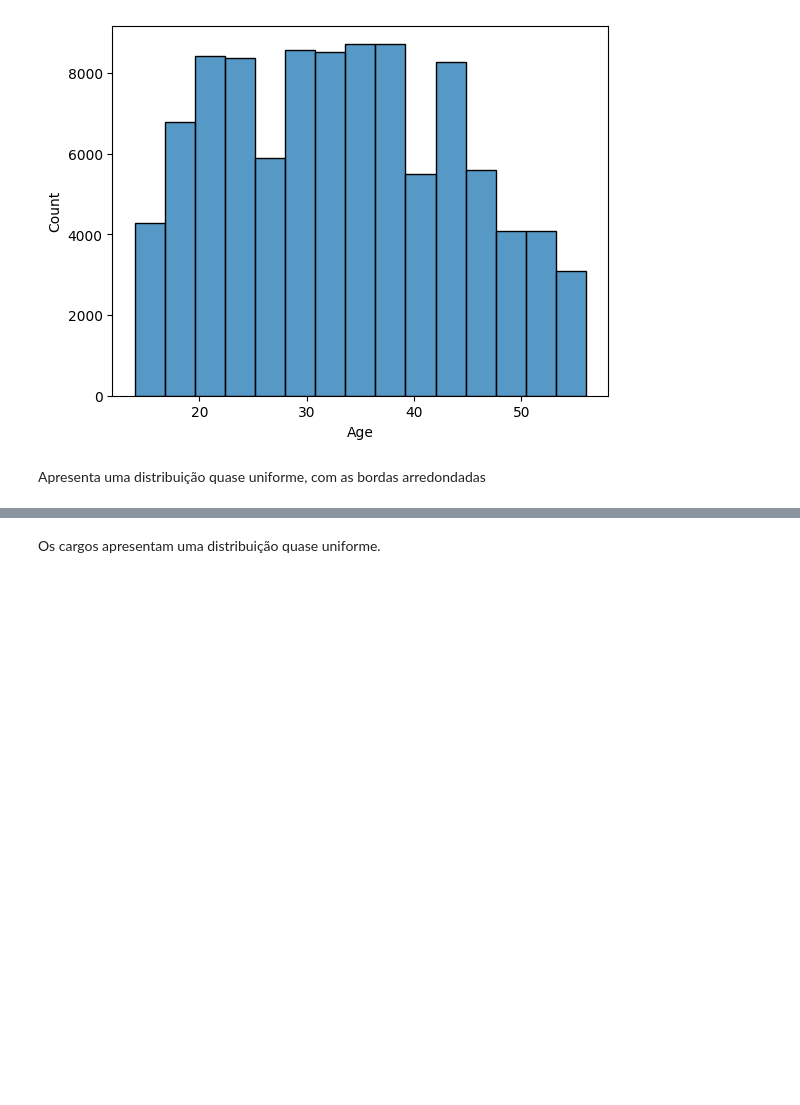
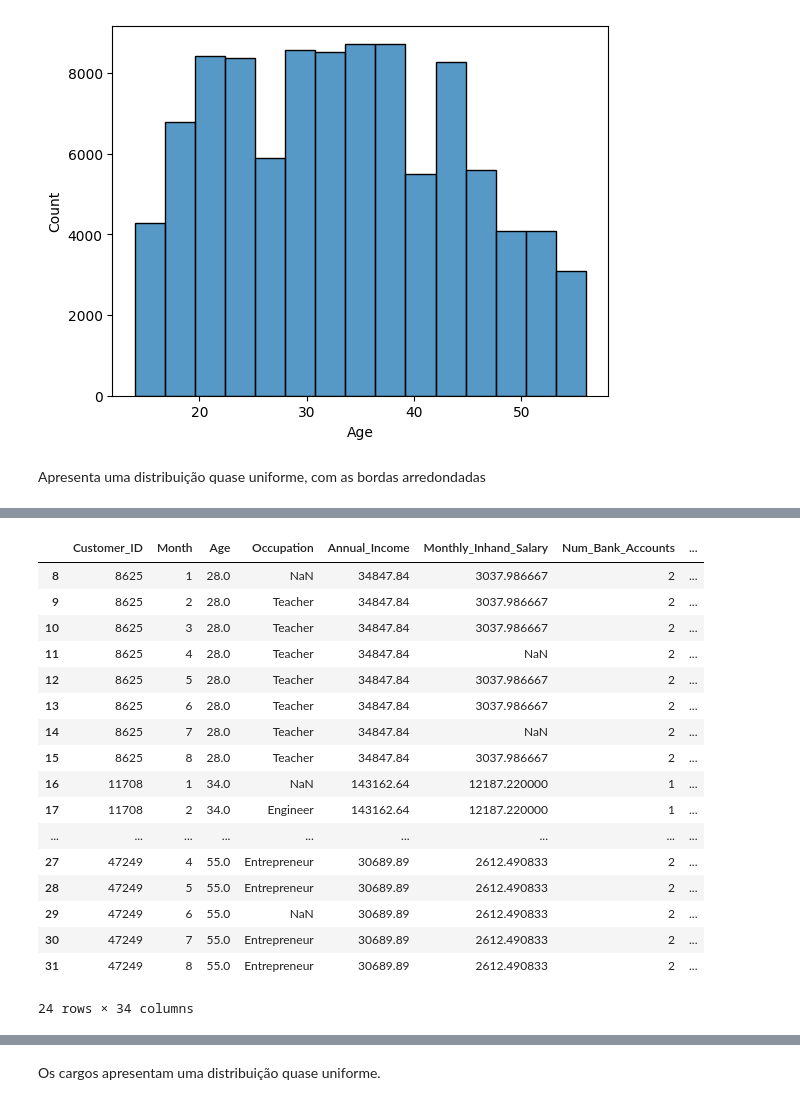
Before and after one commit to SLMath/Credit_Score-Analysis, a Jupyter notebook: credit_score.ipynb, the cells around one changed output, grey strips where cells are left out. Cells and saved outputs as stored; diff of their text form; code cells hidden in the pictures; blank space fills up the shorter version.

Commit message:
Treating data - Occupation

```diff
--- a/credit_score.ipynb
+++ b/credit_score.ipynb
@@ -992,0 +999,7 @@ data_df[data_df.Occupation == "_______"].groupby('Customer_ID')['Occupation'].si
+# %%
+# Vamos trocar "_______" por np.nan e ver quantos cargos cada
+# customer possui
+data_df['Occupation'] = data_df['Occupation'].replace('_______', np.nan)
+data_df.dropna(subset= 'Occupation').groupby('Customer_ID')['Occupation'].agg(
+    lambda occupations: len(occupations.unique())
+).sort_values()
@@ -993,6 +1031,25 @@ data_df[data_df.Occupation == "_______"].groupby('Customer_ID')['Occupation'].si
 # %%
 pd.concat([
-    data_df[data_df.Customer_ID == 40551],
-    data_df[data_df.Customer_ID == 31179],
-    data_df[data_df.Customer_ID == 32252]
+    data_df[data_df.Customer_ID == 8625],
+    data_df[data_df.Customer_ID == 11708],
+    data_df[data_df.Customer_ID == 47249]
 ])
+# %% [output]
+|  | Customer_ID | Month | Age | Occupation | Annual_Income | Monthly_Inhand_Salary | Num_Bank_Accounts | ... |
+| 8 | 8625 | 1 | 28.0 | NaN | 34847.84 | 3037.986667 | 2 | ... |
+| 9 | 8625 | 2 | 28.0 | Teacher | 34847.84 | 3037.986667 | 2 | ... |
+| 10 | 8625 | 3 | 28.0 | Teacher | 34847.84 | 3037.986667 | 2 | ... |
+| 11 | 8625 | 4 | 28.0 | Teacher | 34847.84 | NaN | 2 | ... |
+| 12 | 8625 | 5 | 28.0 | Teacher | 34847.84 | 3037.986667 | 2 | ... |
+| 13 | 8625 | 6 | 28.0 | Teacher | 34847.84 | 3037.986667 | 2 | ... |
+| 14 | 8625 | 7 | 28.0 | Teacher | 34847.84 | NaN | 2 | ... |
+| 15 | 8625 | 8 | 28.0 | Teacher | 34847.84 | 3037.986667 | 2 | ... |
+| 16 | 11708 | 1 | 34.0 | NaN | 143162.64 | 12187.220000 | 1 | ... |
+| 17 | 11708 | 2 | 34.0 | Engineer | 143162.64 | 12187.220000 | 1 | ... |
+| ... | ... | ... | ... | ... | ... | ... | ... | ... |
+| 27 | 47249 | 4 | 55.0 | Entrepreneur | 30689.89 | 2612.490833 | 2 | ... |
+| 28 | 47249 | 5 | 55.0 | Entrepreneur | 30689.89 | 2612.490833 | 2 | ... |
+| 29 | 47249 | 6 | 55.0 | NaN | 30689.89 | 2612.490833 | 2 | ... |
+| 30 | 47249 | 7 | 55.0 | Entrepreneur | 30689.89 | 2612.490833 | 2 | ... |
+| 31 | 47249 | 8 | 55.0 | Entrepreneur | 30689.89 | 2612.490833 | 2 | ... |
+24 rows × 34 columns
```
Also changed, not shown: parts of 15 cells of this notebook.
